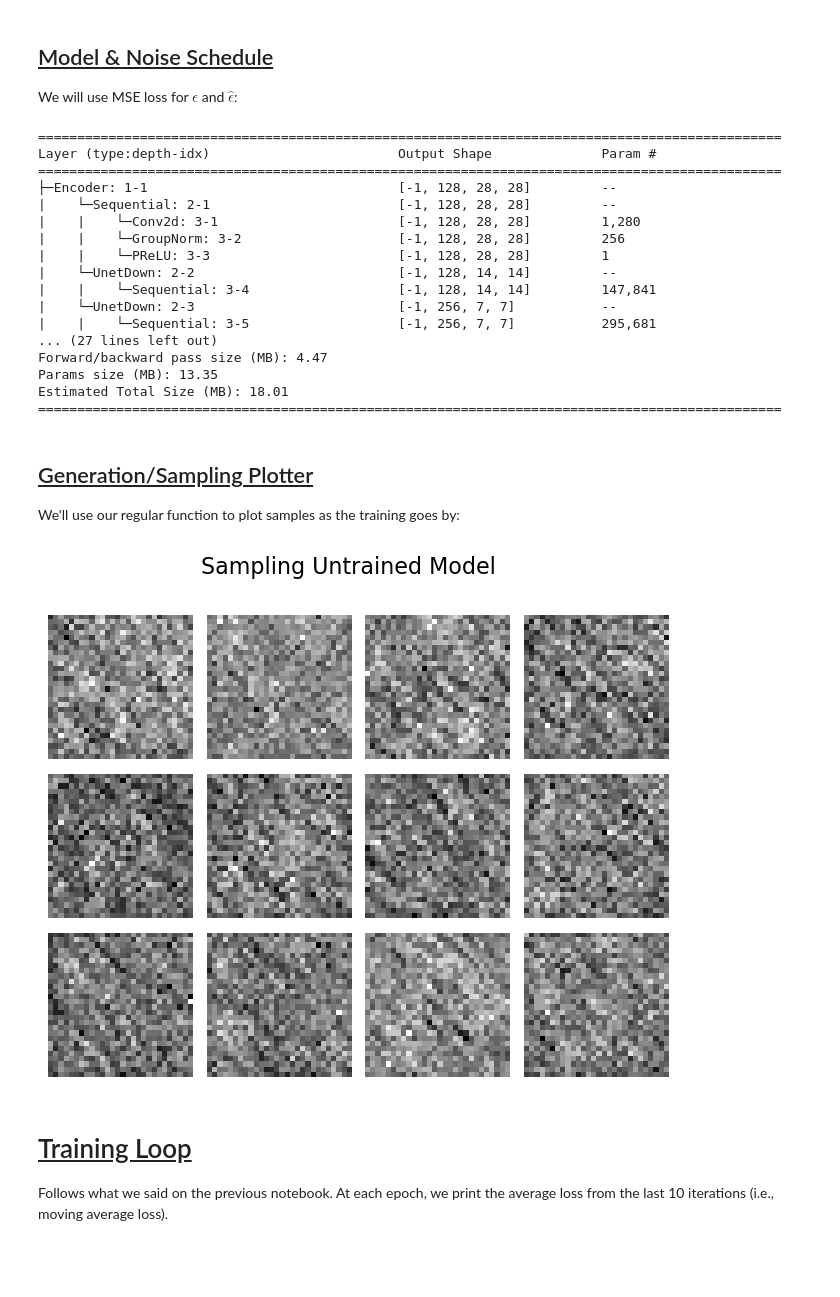
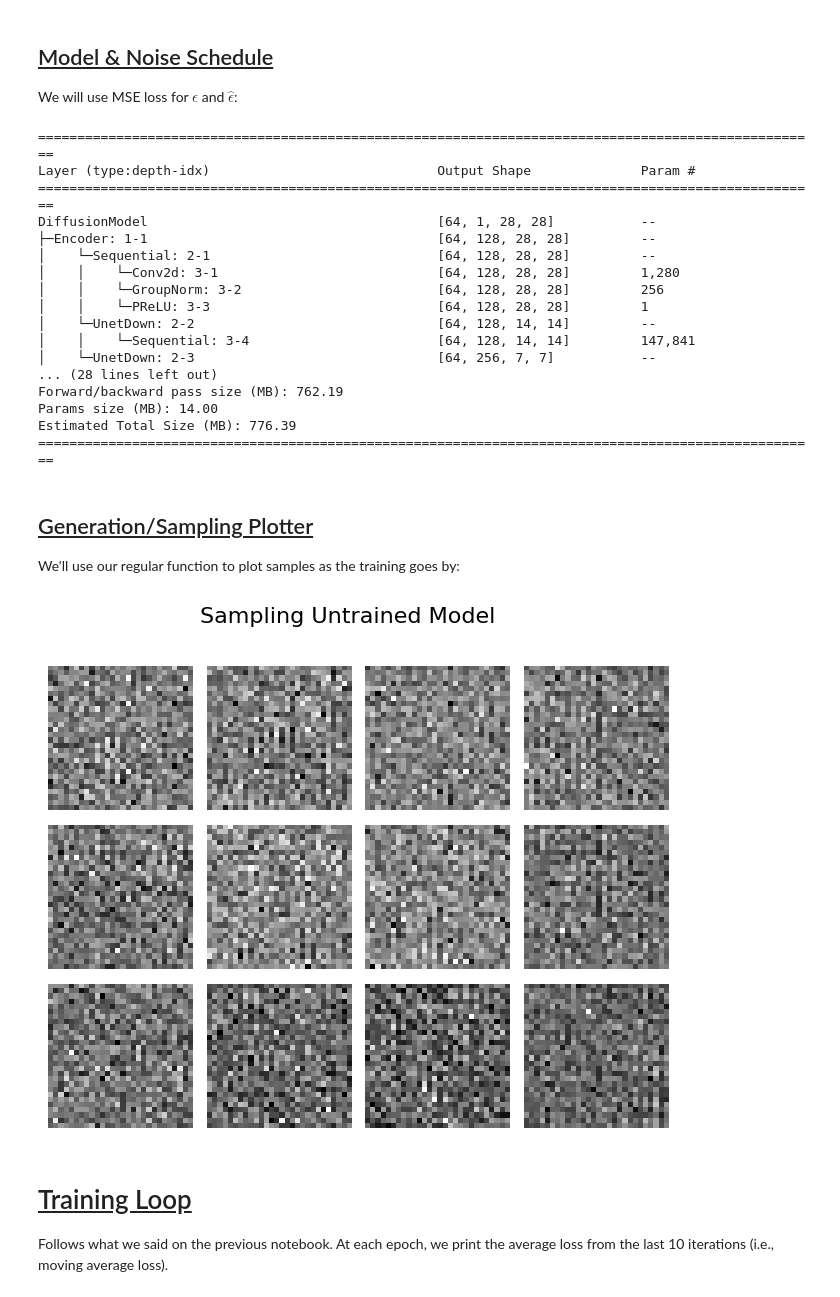
Before and after one commit to mikerapt/hy673_tutorials, a Jupyter notebook: Tutorial-9/09c_Diffusion.ipynb, the cells around one changed output. Cells and saved outputs as stored; diff of their text form; code cells hidden in the pictures; blank space fills up the shorter version.

```diff
--- a/Tutorial-9/09c_Diffusion.ipynb
+++ b/Tutorial-9/09c_Diffusion.ipynb
@@ -205,8 +224,12 @@ class TimeEmbedding(nn.Module):
     def __init__(self, embedding_dim):
         super(TimeEmbedding, self).__init__()
         self.embedding_dim = embedding_dim
-        self.lin1 = nn.Linear(in_features=1, out_features=embedding_dim, bias=False)
-        self.lin2 = nn.Linear(in_features=embedding_dim, out_features=embedding_dim)
+        self.lin1 = nn.Linear(
+            in_features=1, out_features=embedding_dim, bias=False
+        )
+        self.lin2 = nn.Linear(
+            in_features=embedding_dim, out_features=embedding_dim
+        )
 
     def forward(self, ts):
         ts = ts.view(-1, 1)
@@ -242,9 +265,16 @@ class DiffusionModel(nn.Module):
             z = tc.randn(n_samples, *sample_shape).to(device) if i > 1 else 0
             t = (i / timesteps) * ones
             eps = self.forward(x_i, t).clone().detach()
-            v = schedules["one_over_sqrt_a"][i] * (x_i - eps * schedules["inv_alpha_over_sqrt_inv_abar"][i])
+            v = schedules["one_over_sqrt_a"][i] * (
+                x_i - eps * schedules["inv_alpha_over_sqrt_inv_abar"][i]
+            )
             x_i = v + schedules["sqrt_beta"][i] * z
-        return x_i.cpu().detach().numpy().reshape(n_samples, *sample_shape).squeeze(1)
+        return (x_i.cpu()
+              .detach()
+              .numpy()
+              .reshape(n_samples, *sample_shape)
+              .squeeze(1)
+        )
 # %% [markdown]
 ## <u>Hyperparameters & Dataset</u>
 Just like in previous tutorials:
@@ -285,51 +301,59 @@ We will use MSE loss for $\epsilon$ and $\hat{\epsilon}$:
 model = DiffusionModel(n_features=no_features).to(device)
 loss_fn = nn.MSELoss()
 optim = Adam(params=model.parameters(), lr=lr)
-_ = summary(model=model, input_data=[tc.zeros(size=(batch_size, 1, 28, 28)), tc.zeros(batch_size)])
+print(summary(
+    model=model,
+    input_data=[
+        tc.zeros(size=(batch_size, 1, 28, 28)).to(device),
+        tc.zeros(batch_size).to(device)
+    ]
+))
 
 schedules = get_schedules(betas[0], betas[1], n_T)
 # add all tensors on device:
 schedules = {key: val.to(device) for key, val in schedules.items()}
 # %% [output]
-===============================================================================================
-Layer (type:depth-idx)                        Output Shape              Param #
-===============================================================================================
-├─Encoder: 1-1                                [-1, 128, 28, 28]         --
-|    └─Sequential: 2-1                        [-1, 128, 28, 28]         --
-|    |    └─Conv2d: 3-1                       [-1, 128, 28, 28]         1,280
-|    |    └─GroupNorm: 3-2                    [-1, 128, 28, 28]         256
-|    |    └─PReLU: 3-3                        [-1, 128, 28, 28]         1
-|    └─UnetDown: 2-2                          [-1, 128, 14, 14]         --
-|    |    └─Sequential: 3-4                   [-1, 128, 14, 14]         147,841
-|    └─UnetDown: 2-3                          [-1, 256, 7, 7]           --
-|    |    └─Sequential: 3-5                   [-1, 256, 7, 7]           295,681
-... (27 lines left out)
-Forward/backward pass size (MB): 4.47
-Params size (MB): 13.35
-Estimated Total Size (MB): 18.01
-===============================================================================================
+====================================================================================================
+Layer (type:depth-idx)                             Output Shape              Param #
+====================================================================================================
+DiffusionModel                                     [64, 1, 28, 28]           --
+├─Encoder: 1-1                                     [64, 128, 28, 28]         --
+│    └─Sequential: 2-1                             [64, 128, 28, 28]         --
+│    │    └─Conv2d: 3-1                            [64, 128, 28, 28]         1,280
+│    │    └─GroupNorm: 3-2                         [64, 128, 28, 28]         256
+│    │    └─PReLU: 3-3                             [64, 128, 28, 28]         1
+│    └─UnetDown: 2-2                               [64, 128, 14, 14]         --
+│    │    └─Sequential: 3-4                        [64, 128, 14, 14]         147,841
+│    └─UnetDown: 2-3                               [64, 256, 7, 7]           --
+... (28 lines left out)
+Forward/backward pass size (MB): 762.19
+Params size (MB): 14.00
+Estimated Total Size (MB): 776.39
+====================================================================================================
 # %% [markdown]
 ## <u>Generation/Sampling Plotter</u>
 
 We'll use our regular function to plot samples as the training goes by:
 # %%
 def sample(n_samples=12, sample_shape=(1, 28, 28), timesteps=1000, title="None"):
-    x_hat = model.sample(n_samples=n_samples, sample_shape=sample_shape, timesteps=timesteps)
+    x_hat = model.sample(
+        n_samples=n_samples, sample_shape=sample_shape, timesteps=timesteps
+    )
     n_rows = (n_samples + 3) // 4
     fig, axs = plt.subplots(
         nrows=n_rows, ncols=4, figsize=(8, 2 * n_rows),
         subplot_kw={'xticks': [], 'yticks': [], 'frame_on': False}
     )
     for i, axis in enumerate(axs.flat[:n_samples]):
         axis.imshow(x_hat[i], cmap='binary')
     plt.subplots_adjust(wspace=0.1, hspace=0.1)
     fig.suptitle(title, fontsize=16)
     plt.show()
     plt.close()
 
 sample(title="Sampling Untrained Model")
 # %% [output]
-[figure, old version]
+[figure, new version]
 # %% [markdown]
 # <u>Training Loop</u>
 
```
Also changed, not shown: parts of 10 cells of this notebook, 2 other files.
